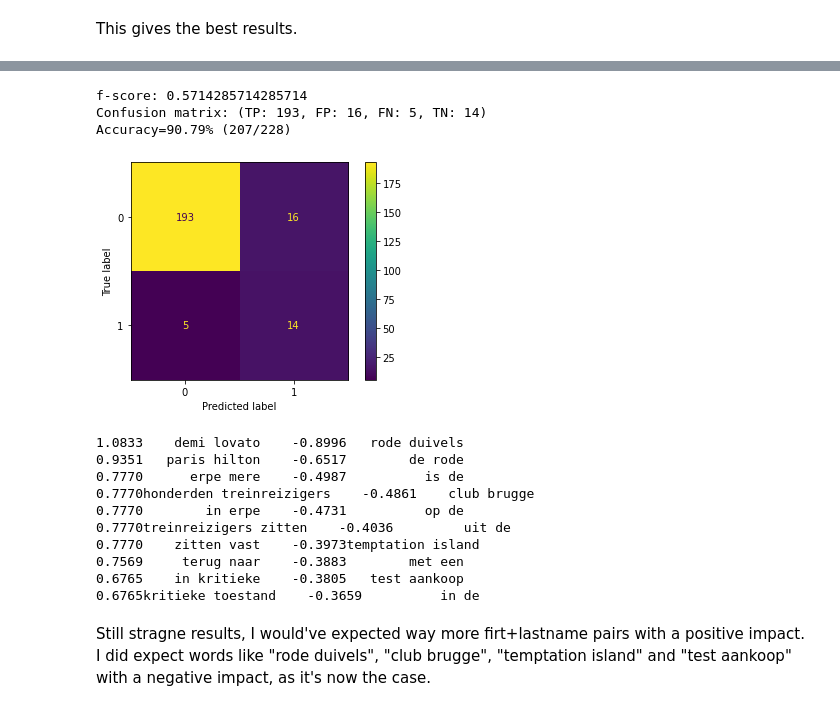
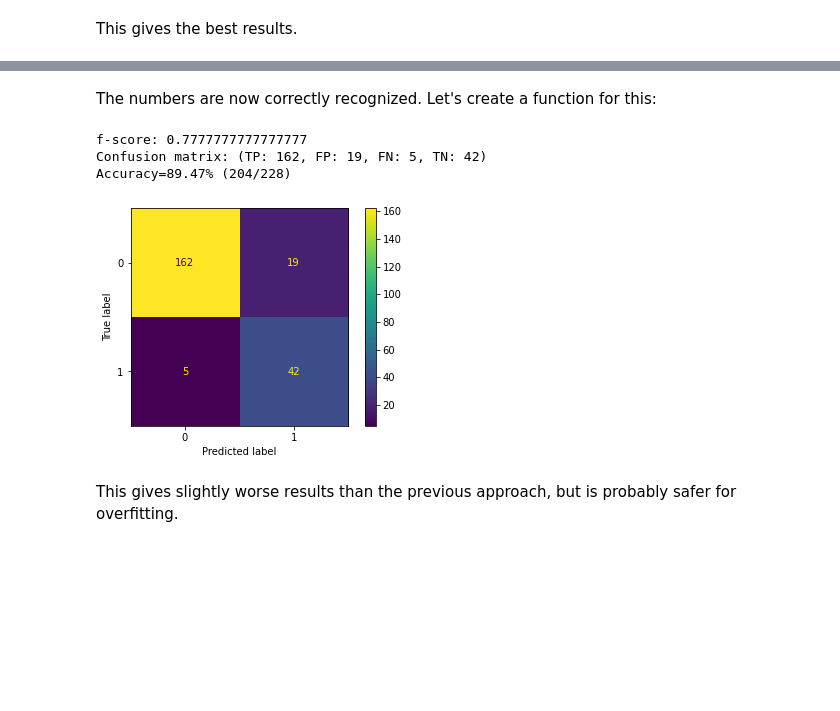
Before and after one commit to arnodeceuninck/news-headlines-research, a Jupyter notebook: 1r Cijfers.ipynb, the cells around one changed output, grey strips where cells are left out. Saved outputs shown, nothing was run; the diff lists cells and outputs as text; code cells hidden in the pictures; blank space fills up the shorter version.

```diff
--- a/1r Cijfers.ipynb
+++ b/1r Cijfers.ipynb
@@ -222,13 +171,0 @@ Things like "Manneke Pis", "Club Brugge", "Stille Ocean" are false positives. Le
-# %%
-from sklearn.pipeline import FeatureUnion
-from util import FunctionTransformer
-model = Pipeline([
-    ('union', FeatureUnion([
-        ('vectorizer', TfidfVectorizer(ngram_range=(1, 1))),
-        ('consecutive_pronouns', FunctionTransformer(contains_consecutive_pronouns))
-    ])),
-    ('resampler', SMOTETomek(random_state=0)),
-    ('classifier', svm.LinearSVC(random_state=0))
-])
-
-fit_predict_evaluate(model, train_x, train_y, test_x, test_y)
@@ -257,31 +172,15 @@ Some words related to "Rode Duivels" (rode, duivels, doelman ...). Let's try 2-g
-# %%
-model = Pipeline([
-    ('union', FeatureUnion([
-        ('vectorizer', TfidfVectorizer(ngram_range=(2, 2))),
-        ('consecutive_pronouns', FunctionTransformer(contains_consecutive_pronouns))
-    ])),
-    ('resampler', SMOTETomek(random_state=0)),
-    ('classifier', svm.LinearSVC(random_state=0))
-])
-
-fit_predict_evaluate(model, train_x, train_y, test_x, test_y)
-# %% [output]
-f-score: 0.5714285714285714
-Confusion matrix: (TP: 193, FP: 16, FN: 5, TN: 14)
-Accuracy=90.79% (207/228)
-[figure, removed]
-# %%
-show_most_informative_features(model, vectorizer=model.named_steps['union'].transformer_list[0][1])
-# %% [output]
-1.0833    demi lovato    -0.8996   rode duivels
-0.9351   paris hilton    -0.6517        de rode
-0.7770      erpe mere    -0.4987          is de
-0.7770honderden treinreizigers    -0.4861    club brugge
-0.7770        in erpe    -0.4731          op de
-0.7770treinreizigers zitten    -0.4036         uit de
-0.7770    zitten vast    -0.3973temptation island
-0.7569     terug naar    -0.3883        met een
-0.6765    in kritieke    -0.3805   test aankoop
-0.6765kritieke toestand    -0.3659          in de
-# %% [markdown]
-Still stragne results, I would've expected way more firt+lastname pairs with a positive impact. I did expect words like "rode duivels", "club brugge", "temptation island" and "test aankoop" with a negative impact, as it's now the case.
+# %% [markdown]
+The numbers are now correctly recognized. Let's create a function for this:
+# %%
+def contains_number(headline):
+    return any(x.pos_ == 'NUM' for x in nlp(headline))
+# %%
+predictions = test_x.apply(contains_number)
+print_evaluation(test_y, predictions)
+# %% [output]
+f-score: 0.7777777777777777
+Confusion matrix: (TP: 162, FP: 19, FN: 5, TN: 42)
+Accuracy=89.47% (204/228)
+[figure, added]
+# %% [markdown]
+This gives slightly worse results than the previous approach, but is probably safer for overfitting.
```
Also changed, not shown: parts of 16 cells of this notebook, 1 other file.
